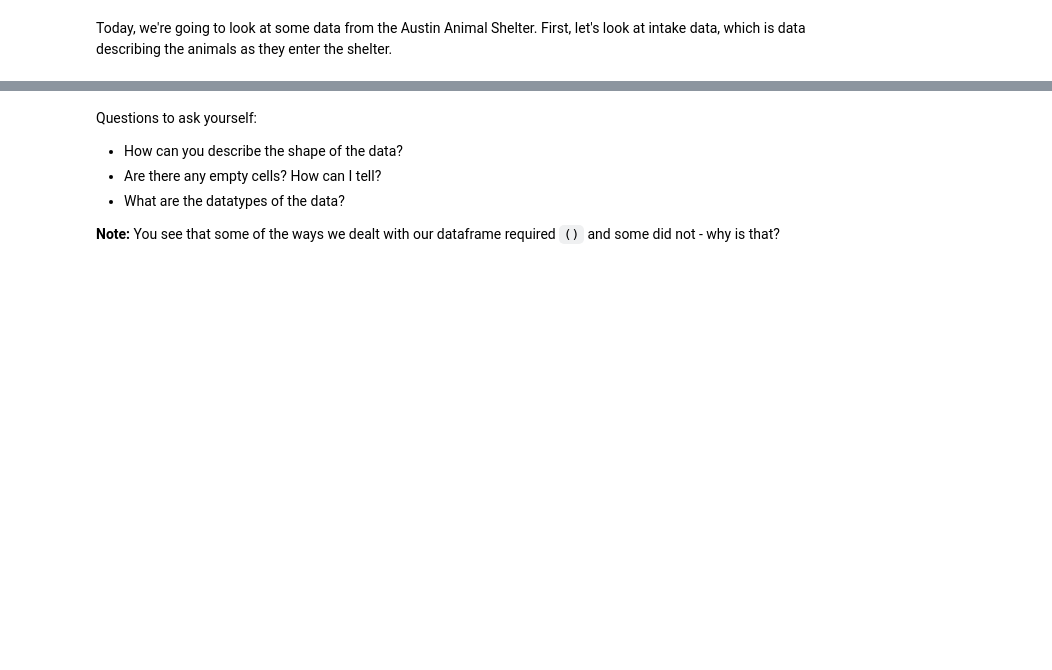
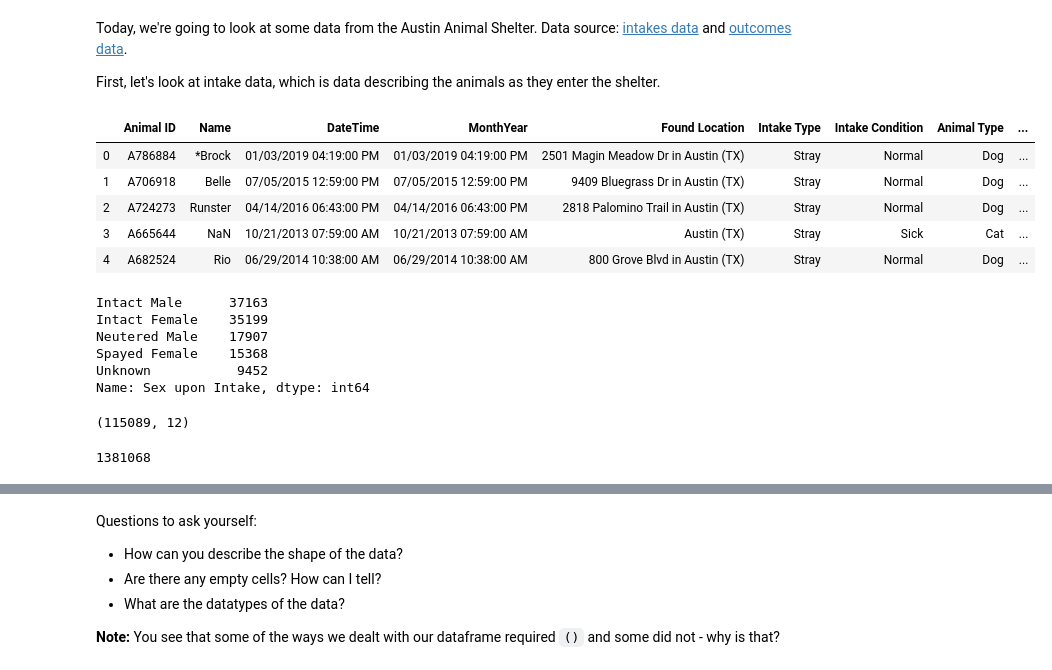
Before and after one commit to learn-co-students/Breakout_Pandas-Practice_HTX-DS-021720, a Jupyter notebook: Pandas-Practice.ipynb, the cells around one changed output, grey strips where cells are left out. Drawn from its saved outputs; the diff is of its cells as text; code cells hidden in the pictures; blank space fills up the shorter version.

```diff
--- a/Pandas-Practice.ipynb
+++ b/Pandas-Practice.ipynb
@@ -11,6 +11,8 @@ Pandas is a library we're going to be using pretty much every day in this course
 
 ![Kung fu panda excited](https://data.whicdn.com/images/201331793/original.gif)
 # %% [markdown]
-Today, we're going to look at some data from the Austin Animal Shelter. First, let's look at intake data, which is data describing the animals as they enter the shelter.
+Today, we're going to look at some data from the Austin Animal Shelter. Data source: [intakes data](https://data.austintexas.gov/Health-and-Community-Services/Austin-Animal-Center-Intakes/wter-evkm) and [outcomes data](https://data.austintexas.gov/Health-and-Community-Services/Austin-Animal-Center-Outcomes/9t4d-g238).
+
+First, let's look at intake data, which is data describing the animals as they enter the shelter.
 # %%
 # Imports! Can't use pandas unless we bring it into our notebook
@@ -19,12 +22,35 @@ Today, we're going to look at some data from the Austin Animal Shelter. First, l
 # I've provided the path - replace None with appropriate code
 PATH = "data/Austin_Animal_Center_Intakes.csv"
 
-intakes = None
+intakes = pd.read_csv(PATH)
 # %%
 # Code here to check out the first few rows
+intakes.head()
+# %% [output]
+|  | Animal ID | Name | DateTime | MonthYear | Found Location | Intake Type | Intake Condition | Animal Type | ... |
+| 0 | A786884 | *Brock | 01/03/2019 04:19:00 PM | 01/03/2019 04:19:00 PM | 2501 Magin Meadow Dr in Austin (TX) | Stray | Normal | Dog | ... |
+| 1 | A706918 | Belle | 07/05/2015 12:59:00 PM | 07/05/2015 12:59:00 PM | 9409 Bluegrass Dr in Austin (TX) | Stray | Normal | Dog | ... |
+| 2 | A724273 | Runster | 04/14/2016 06:43:00 PM | 04/14/2016 06:43:00 PM | 2818 Palomino Trail in Austin (TX) | Stray | Normal | Dog | ... |
+| 3 | A665644 | NaN | 10/21/2013 07:59:00 AM | 10/21/2013 07:59:00 AM | Austin (TX) | Stray | Sick | Cat | ... |
+| 4 | A682524 | Rio | 06/29/2014 10:38:00 AM | 06/29/2014 10:38:00 AM | 800 Grove Blvd in Austin (TX) | Stray | Normal | Dog | ... |
+# %%
+intakes["Sex upon Intake"].value_counts()
+# %% [output]
+Intact Male      37163
+Intact Female    35199
+Neutered Male    17907
+Spayed Female    15368
+Unknown           9452
+Name: Sex upon Intake, dtype: int64
 # %%
 # Code here to check the shape of the dataframe
+intakes.shape
+# %% [output]
+(115089, 12)
 # %%
 # Code here to check the size of the dataframe
+intakes.size
+# %% [output]
+1381068
 # %%
 # Code here to check information on the dataframe
```
Also changed, not shown: parts of 28 cells of this notebook.
